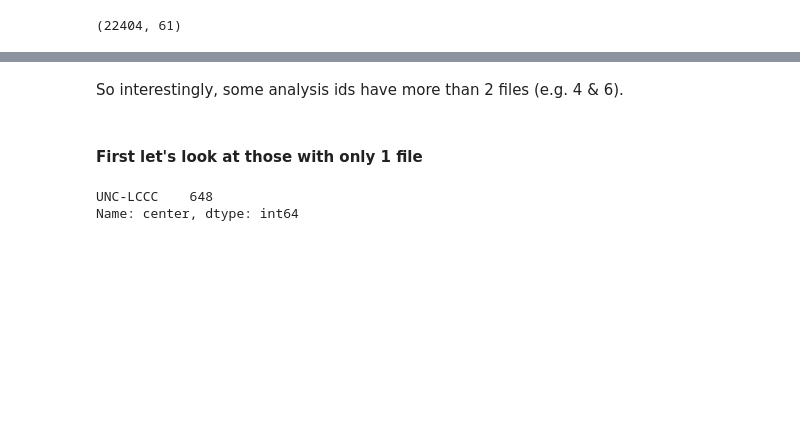
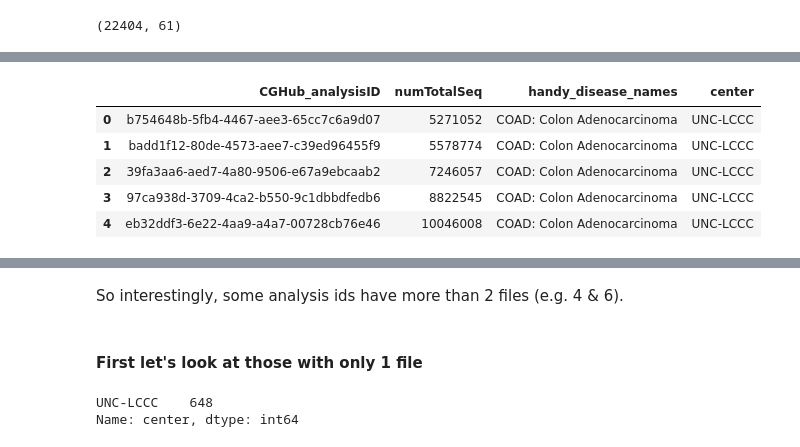
Before and after one commit to bcgsc/tasrkleat-TCGA-analysis-scripts, a Jupyter notebook: notebooks/TCGA-RNA-Seq-FASTA-read-length-analysis.ipynb, the cells around one changed output, grey strips where cells are left out. Drawn from its saved outputs; the diff is of its cells as text; code cells hidden in the pictures; blank space fills up the shorter version.

Commit message:
added count of reads for each analysis id

```diff
--- a/notebooks/TCGA-RNA-Seq-FASTA-read-length-analysis.ipynb
+++ b/notebooks/TCGA-RNA-Seq-FASTA-read-length-analysis.ipynb
@@ -256,0 +257,2 @@ grouped = ndf.groupby('CGHub_analysisID')
+# %%
+df_num_total_seq = grouped.sum()['numTotalSeq'].sort_values().to_frame().reset_index()
@@ -256,0 +268,12 @@ grouped = ndf.groupby('CGHub_analysisID')
+# %%
+cols = ['CGHub_analysisID', 'handy_disease_names', 'center']
+mdf = df_num_total_seq.merge(ndf[cols].drop_duplicates(), on='CGHub_analysisID')
+# %%
+mdf.sort_values('numTotalSeq').head()
+# %% [output]
+|  | CGHub_analysisID | numTotalSeq | handy_disease_names | center |
+| 0 | b754648b-5fb4-4467-aee3-65cc7c6a9d07 | 5271052 | COAD: Colon Adenocarcinoma | UNC-LCCC |
+| 1 | badd1f12-80de-4573-aee7-c39ed96455f9 | 5578774 | COAD: Colon Adenocarcinoma | UNC-LCCC |
+| 2 | 39fa3aa6-aed7-4a80-9506-e67a9ebcaab2 | 7246057 | COAD: Colon Adenocarcinoma | UNC-LCCC |
+| 3 | 97ca938d-3709-4ca2-b550-9c1dbbdfedb6 | 8822545 | COAD: Colon Adenocarcinoma | UNC-LCCC |
+| 4 | eb32ddf3-6e22-4aa9-a4a7-00728cb76e46 | 10046008 | COAD: Colon Adenocarcinoma | UNC-LCCC |
```
Also changed, not shown: parts of 9 cells of this notebook.
